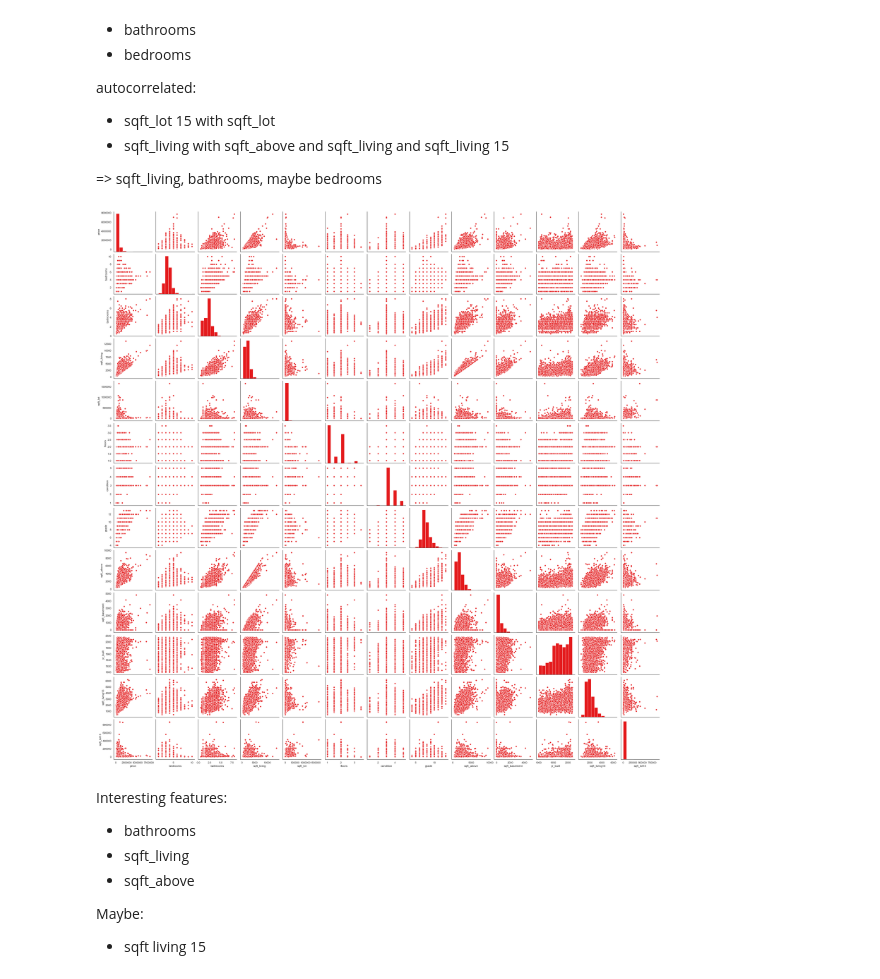
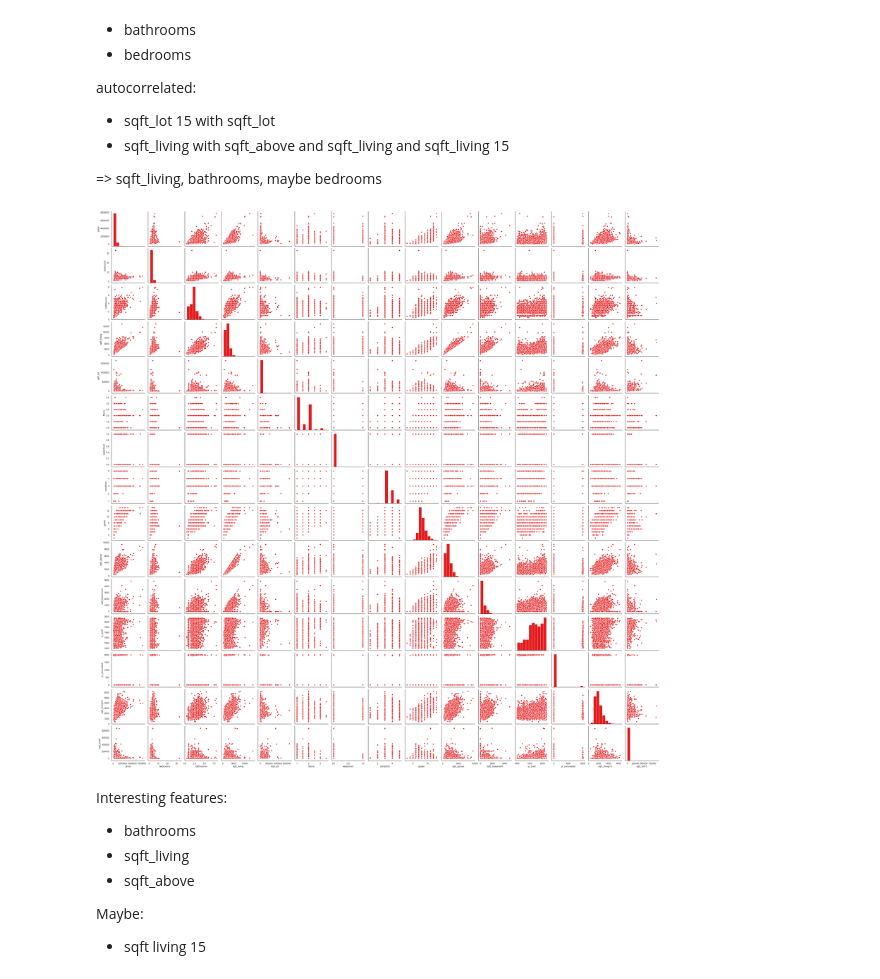
Before and after one commit to Karsten-Yan/200303_House_Prices_Project, a Jupyter notebook: 200303_Karsten_Yan_Project1.ipynb, the cells around one changed output. Drawn from its saved outputs; the diff is of its cells as text; code cells hidden in the pictures.

```diff
--- a/200303_Karsten_Yan_Project1.ipynb
+++ b/200303_Karsten_Yan_Project1.ipynb
@@ -72,7 +72,7 @@ What to maybe ignore:
 * view(has been viewed?)
 * year renovated (many missing)
 # %%
-df_clean = df.drop(["id","date","lat","long","zipcode","view", "yr_renovated", "waterfront"], axis = 1)
+df_clean = df.drop(["id","zipcode","view"], axis = 1)
 # %%
 df_clean.head()
 # %% [output]
@@ -163,9 +160,9 @@ autocorrelated:
 
 => sqft_living, bathrooms, maybe bedrooms
 # %%
-sns.pairplot(X_train);
+sns.pairplot(df_clean);
 # %% [output]
-[figure, old version]
+[figure, new version]
 # %% [markdown]
 Interesting features:
 * bathrooms
```
Also changed, not shown: parts of 27 cells of this notebook.
